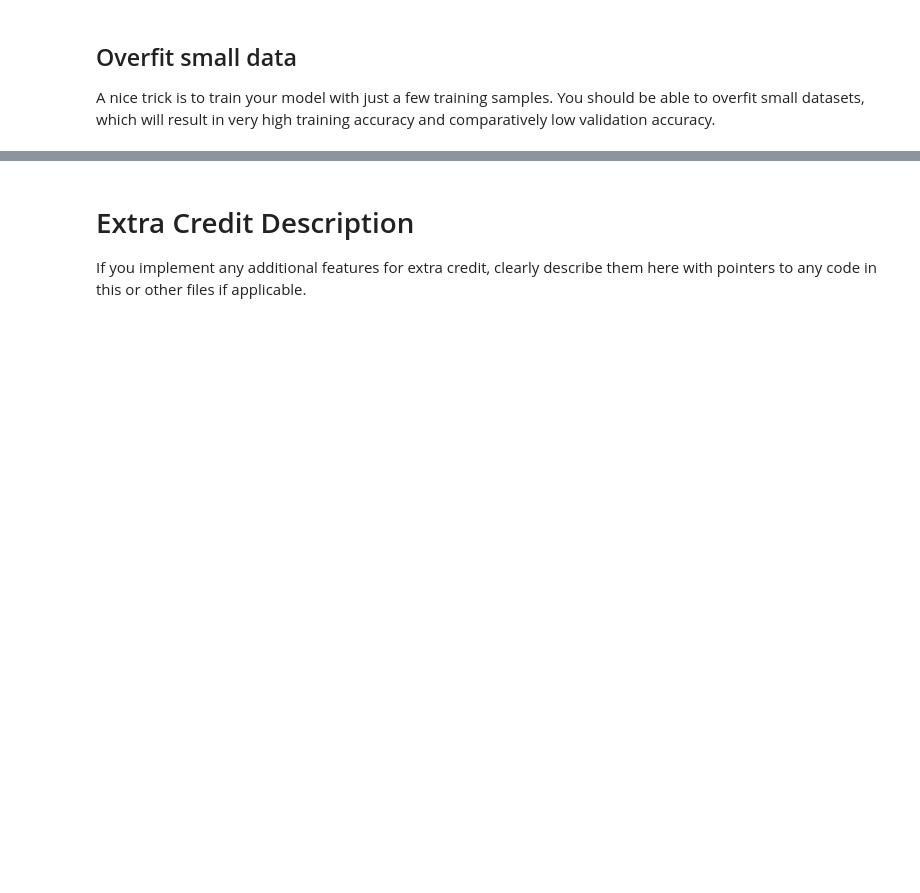
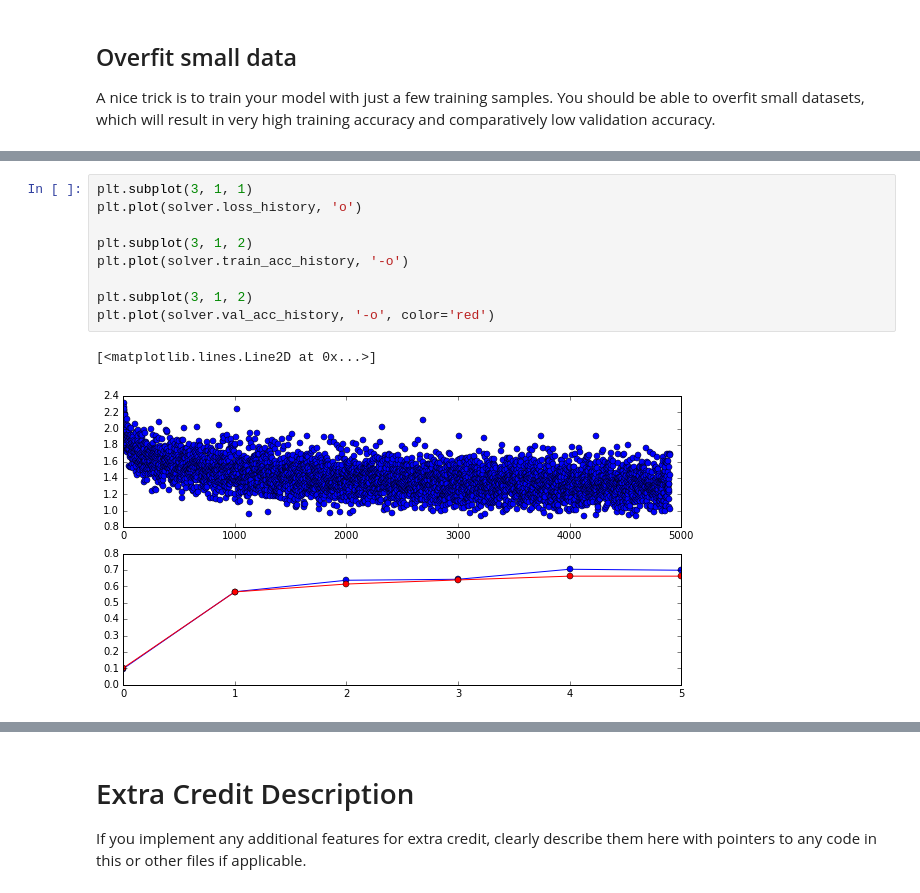
Before and after one commit to 174high/machine_learning, a Jupyter notebook: cs231n/assignment2/ConvolutionalNetworks.ipynb, the cells around one changed output, grey strips where cells are left out. Cells and saved outputs as stored; diff of their text form; blank space fills up the shorter version.

```diff
--- a/cs231n/assignment2/ConvolutionalNetworks.ipynb
+++ b/cs231n/assignment2/ConvolutionalNetworks.ipynb
@@ -857 +942,13 @@ solver.train()
+# %%
+plt.subplot(3, 1, 1)
+plt.plot(solver.loss_history, 'o')
+
+plt.subplot(3, 1, 2)
+plt.plot(solver.train_acc_history, '-o')
+
+plt.subplot(3, 1, 2)
+plt.plot(solver.val_acc_history, '-o', color='red')
+# %% [output]
+[<matplotlib.lines.Line2D at 0x...>]
+[figure, added]
 # %%
```
Also changed, not shown: parts of 12 cells of this notebook, 5 other files.
